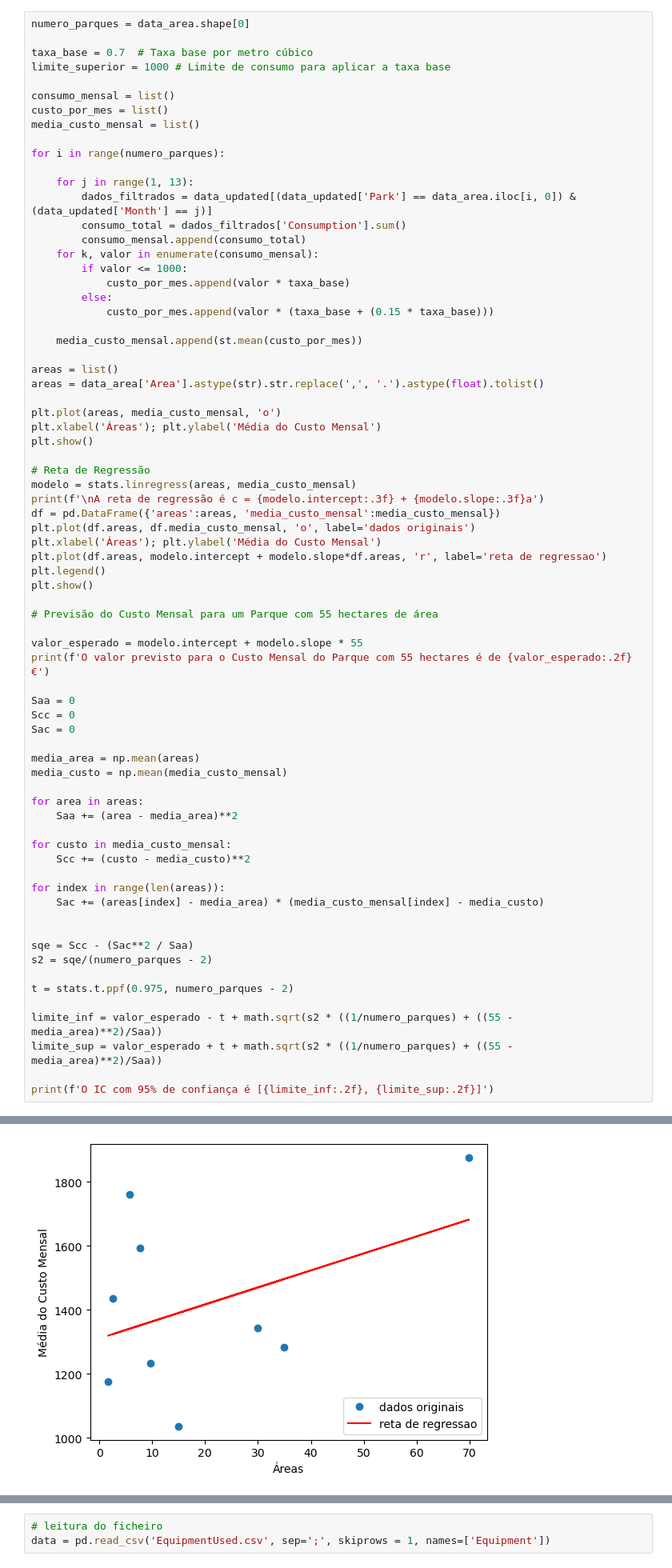
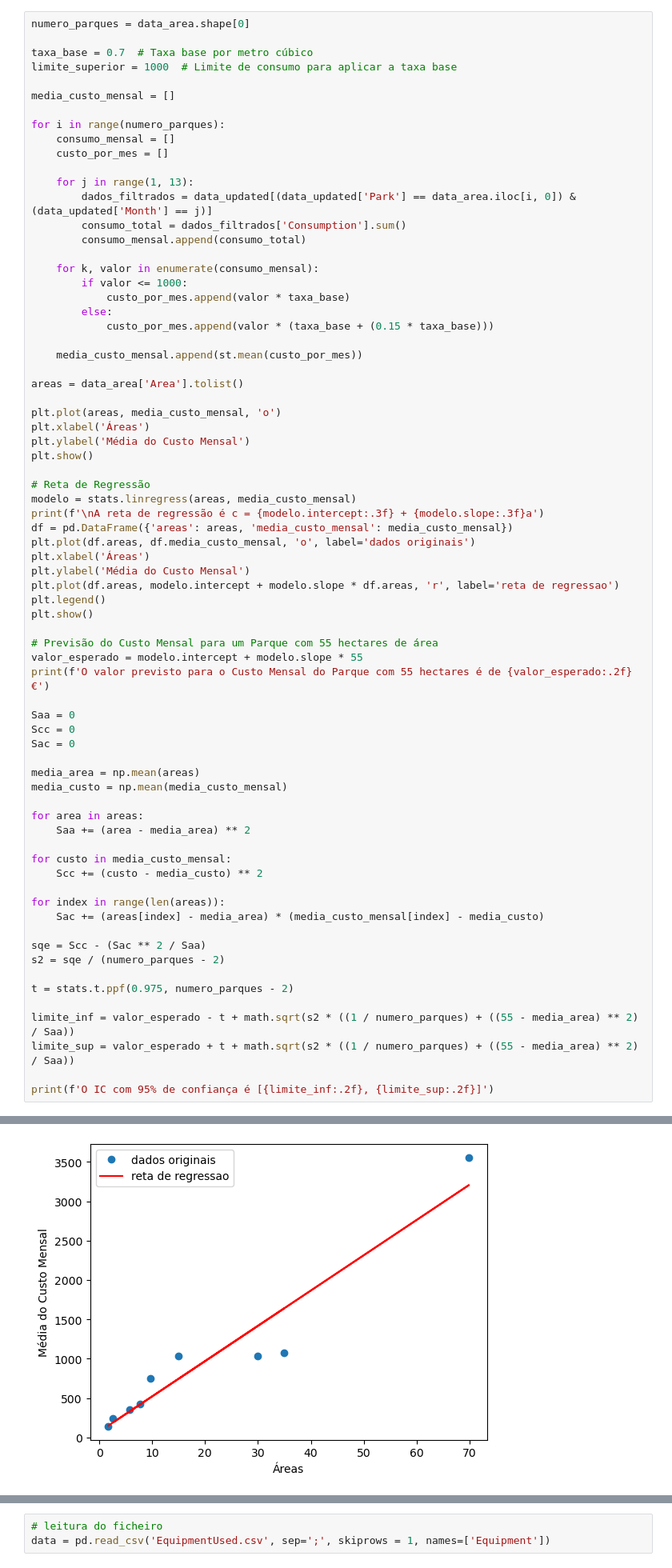
Before and after one commit to diogoveirospro/lei-24-s2-1dg-g072, a Jupyter notebook: src/main/PI - MATCP - Grupo 072/PI_MATCP_Group072_US15_US16.ipynb, the cells around one changed output, grey strips where cells are left out. Shown: that part at 80% size. Saved outputs shown, nothing was run; the diff lists cells and outputs as text.

```diff
--- a/src/main/PI - MATCP - Grupo 072/PI_MATCP_Group072_US15_US16.ipynb
+++ b/src/main/PI - MATCP - Grupo 072/PI_MATCP_Group072_US15_US16.ipynb
@@ -29,18 +29,19 @@ data_area['Area'] = data_area['Area'].astype(str).str.replace(',', '.').astype(f
 numero_parques = data_area.shape[0]
 
 taxa_base = 0.7  # Taxa base por metro cúbico
-limite_superior = 1000 # Limite de consumo para aplicar a taxa base
+limite_superior = 1000  # Limite de consumo para aplicar a taxa base
 
-consumo_mensal = list()
-custo_por_mes = list()
-media_custo_mensal = list()
+media_custo_mensal = []
 
 for i in range(numero_parques):
+    consumo_mensal = []
+    custo_por_mes = []
 
     for j in range(1, 13):
         dados_filtrados = data_updated[(data_updated['Park'] == data_area.iloc[i, 0]) & (data_updated['Month'] == j)]
         consumo_total = dados_filtrados['Consumption'].sum()
         consumo_mensal.append(consumo_total)
+
     for k, valor in enumerate(consumo_mensal):
         if valor <= 1000:
             custo_por_mes.append(valor * taxa_base)
@@ -49,25 +50,25 @@ for i in range(numero_parques):
 
     media_custo_mensal.append(st.mean(custo_por_mes))
 
-areas = list()
-areas = data_area['Area'].astype(str).str.replace(',', '.').astype(float).tolist()
+areas = data_area['Area'].tolist()
 
 plt.plot(areas, media_custo_mensal, 'o')
-plt.xlabel('Áreas'); plt.ylabel('Média do Custo Mensal')
+plt.xlabel('Áreas')
+plt.ylabel('Média do Custo Mensal')
 plt.show()
 
 # Reta de Regressão
 modelo = stats.linregress(areas, media_custo_mensal)
 print(f'\nA reta de regressão é c = {modelo.intercept:.3f} + {modelo.slope:.3f}a')
-df = pd.DataFrame({'areas':areas, 'media_custo_mensal':media_custo_mensal})
+df = pd.DataFrame({'areas': areas, 'media_custo_mensal': media_custo_mensal})
 plt.plot(df.areas, df.media_custo_mensal, 'o', label='dados originais')
-plt.xlabel('Áreas'); plt.ylabel('Média do Custo Mensal')
-plt.plot(df.areas, modelo.intercept + modelo.slope*df.areas, 'r', label='reta de regressao')
+plt.xlabel('Áreas')
+plt.ylabel('Média do Custo Mensal')
+plt.plot(df.areas, modelo.intercept + modelo.slope * df.areas, 'r', label='reta de regressao')
 plt.legend()
 plt.show()
 
 # Previsão do Custo Mensal para um Parque com 55 hectares de área
-
 valor_esperado = modelo.intercept + modelo.slope * 55
 print(f'O valor previsto para o Custo Mensal do Parque com 55 hectares é de {valor_esperado:.2f}€')
 
@@ -79,22 +80,21 @@ media_area = np.mean(areas)
 media_custo = np.mean(media_custo_mensal)
 
 for area in areas:
-    Saa += (area - media_area)**2
+    Saa += (area - media_area) ** 2
 
 for custo in media_custo_mensal:
-    Scc += (custo - media_custo)**2
+    Scc += (custo - media_custo) ** 2
 
 for index in range(len(areas)):
     Sac += (areas[index] - media_area) * (media_custo_mensal[index] - media_custo)
 
-
-sqe = Scc - (Sac**2 / Saa)
-s2 = sqe/(numero_parques - 2)
+sqe = Scc - (Sac ** 2 / Saa)
+s2 = sqe / (numero_parques - 2)
 
 t = stats.t.ppf(0.975, numero_parques - 2)
 
-limite_inf = valor_esperado - t + math.sqrt(s2 * ((1/numero_parques) + ((55 - media_area)**2)/Saa))
-limite_sup = valor_esperado + t + math.sqrt(s2 * ((1/numero_parques) + ((55 - media_area)**2)/Saa))
+limite_inf = valor_esperado - t + math.sqrt(s2 * ((1 / numero_parques) + ((55 - media_area) ** 2) / Saa))
+limite_sup = valor_esperado + t + math.sqrt(s2 * ((1 / numero_parques) + ((55 - media_area) ** 2) / Saa))
 
 print(f'O IC com 95% de confiança é [{limite_inf:.2f}, {limite_sup:.2f}]')
 # %% [output]
@@ -103 +103 @@ A reta de regressão é c = 1310.923 + 5.315a
-[figure, old version]
+[figure, new version]
```
Also changed, not shown: parts of 1 cell of this notebook, 1 other file.
